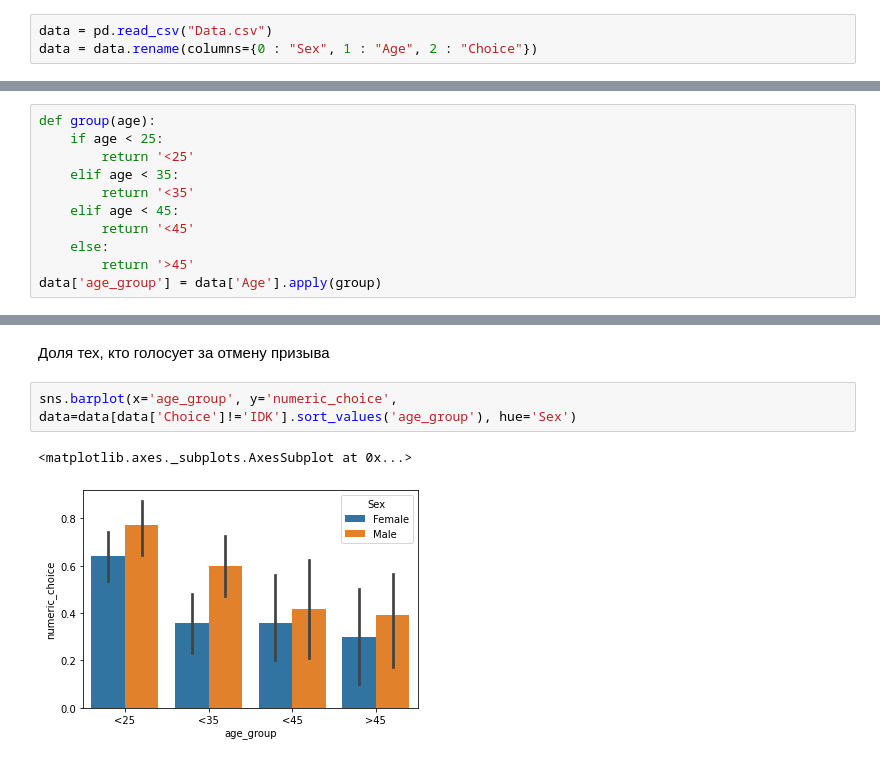
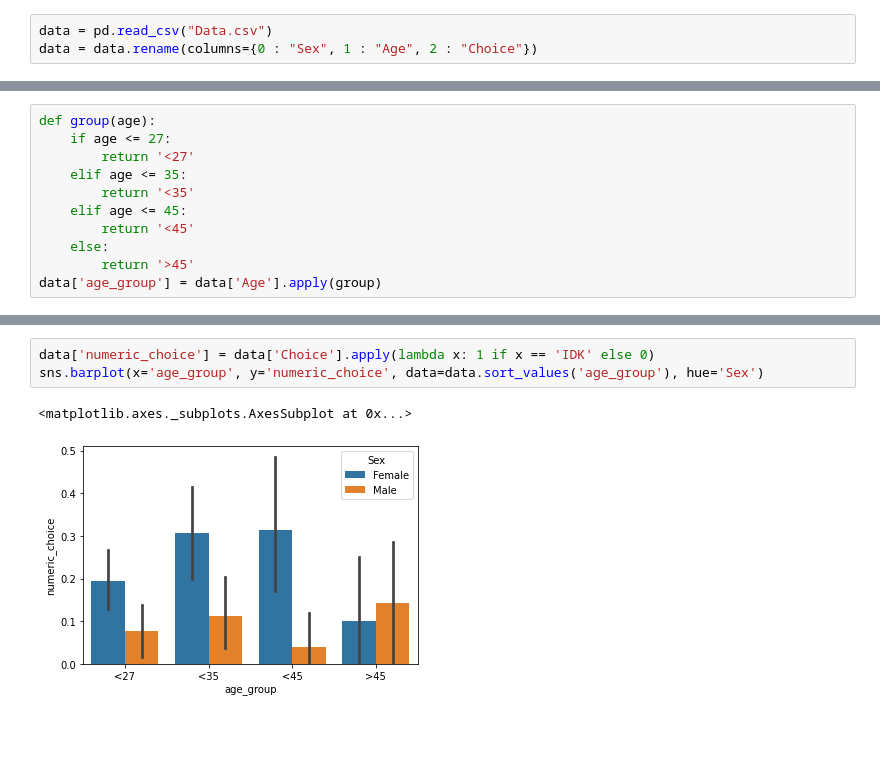
Before and after one commit to Delanary/Conscription_Russia, a Jupyter notebook: Lab.ipynb, the cells around one changed output, grey strips where cells are left out. Cells and saved outputs as stored; diff of their text form; blank space fills up the shorter version.

```diff
--- a/Lab.ipynb
+++ b/Lab.ipynb
@@ -35,10 +54,10 @@ Name: Choice, Length: 409, dtype: object
 # %%
 def group(age):
-    if age < 25:
-        return '<25'
-    elif age < 35:
+    if age <= 27:
+        return '<27'
+    elif age <= 35:
         return '<35'
-    elif age < 45:
+    elif age <= 45:
         return '<45'
     else:
         return '>45'
@@ -48,7 +130,6 @@ data['numeric_choice'] = data['Choice'].apply(lambda x: 1 if x == 'YES' else 0)
-# %% [markdown]
-Доля тех, кто голосует за отмену призыва
 # %%
-sns.barplot(x='age_group', y='numeric_choice', data=data[data['Choice']!='IDK'].sort_values('age_group'), hue='Sex')
+data['numeric_choice'] = data['Choice'].apply(lambda x: 1 if x == 'IDK' else 0)
+sns.barplot(x='age_group', y='numeric_choice', data=data.sort_values('age_group'), hue='Sex')
 # %% [output]
 <matplotlib.axes._subplots.AxesSubplot at 0x...>
-[figure, old version]
+[figure, new version]
```
Also changed, not shown: parts of 11 cells of this notebook, 2 other files.
